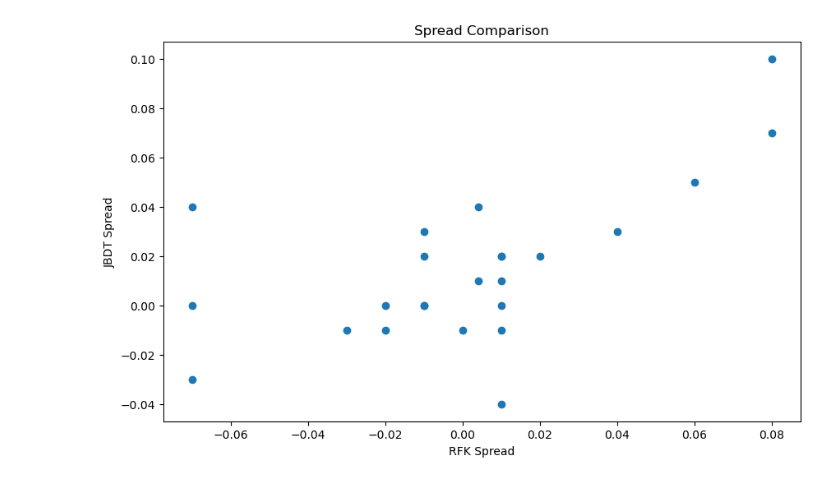
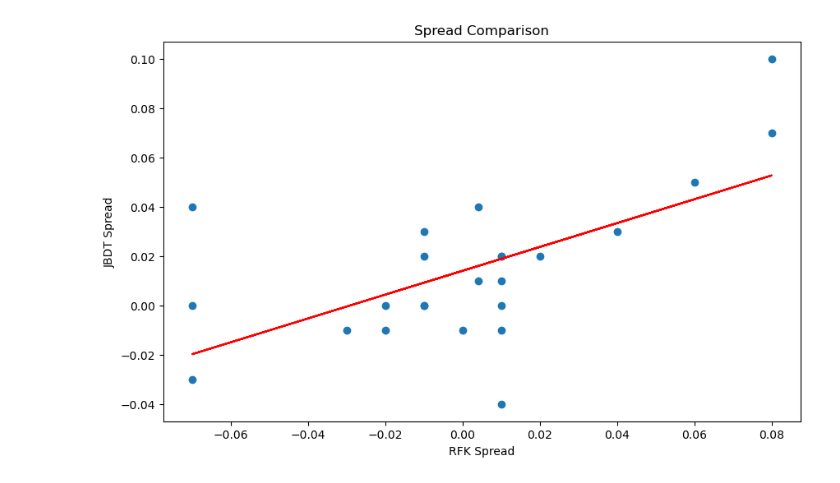
Before and after one commit to robertfeldstein/Election2024, a Jupyter notebook: rfkjr.ipynb, the cells around one changed output. Saved outputs shown, nothing was run; the diff lists cells and outputs as text; code cells hidden in the pictures.

Commit message:
Removed chrome web driver; added trendline

```diff
--- a/rfkjr.ipynb
+++ b/rfkjr.ipynb
@@ -13,26 +14,13 @@ import plotly.express as px
 pd.options.display.max_columns = 999
 # %%
 #Load in the Wikipedia table data
+url = "https://en.wikipedia.org/wiki/Nationwide_opinion_polling_for_the_2024_United_States_presidential_election"
 
-url = "https://en.wikipedia.org/wiki/Nationwide_opinion_polling_for_the_2024_United_States_presidential_election"
-driver = webdriver.Chrome()
-
-driver.get(url)
-
-# Allow time for dynamic content to load (you may need to adjust the sleep duration)
-time.sleep(3)
-
-# Get the page source after dynamic content has loaded
-html_content = driver.page_source
-
-# Close the webdriver
-driver.quit()
+html_content = urllib.request.urlopen(url).read()
 
 # Parse the HTML content with BeautifulSoup
 
 soup = BeautifulSoup(html_content, 'html5lib')
-
-# Now you can extract the table data using the same approach as before
 table_dat = soup.find_all('table')
 # %%
 rfk_table = table_dat[10]
@@ -116,11 +104,16 @@ merged.head()
 # %%
 #Scatterplot the two different spreads
 
 plt.figure(figsize=(10,6))
 plt.scatter(merged["Spread_RFK"], merged["Spread_JBDT"])
+# add trendline
+
+z = np.polyfit(merged["Spread_RFK"], merged["Spread_JBDT"], 1)
+p = np.poly1d(z)
+plt.plot(merged["Spread_RFK"],p(merged["Spread_RFK"]), color="red")
 plt.title("Spread Comparison")
 plt.xlabel("RFK Spread")
 plt.ylabel("JBDT Spread")
 plt.show()
 # %% [output]
-[figure, old version]
+[figure, new version]
```
Also changed, not shown: parts of 1 cell of this notebook.
